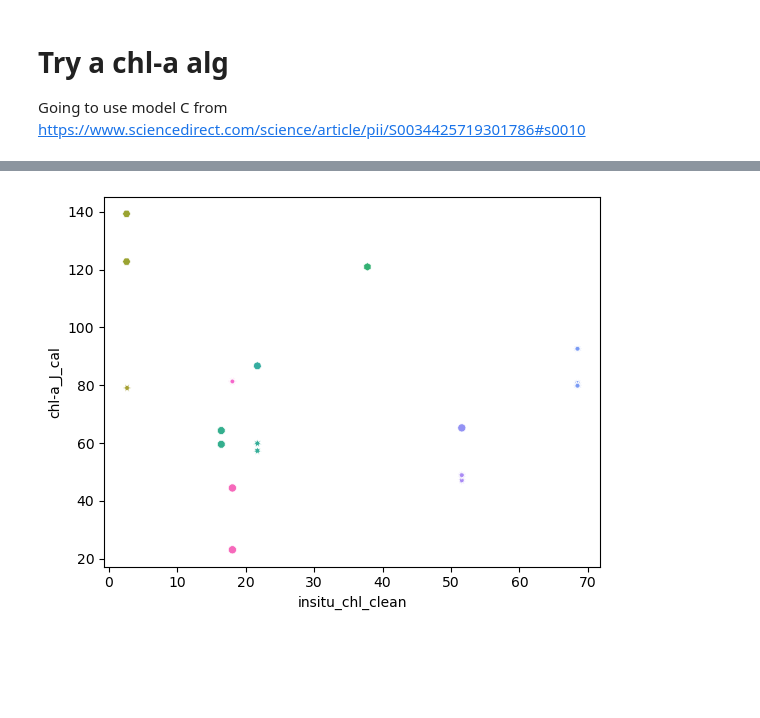
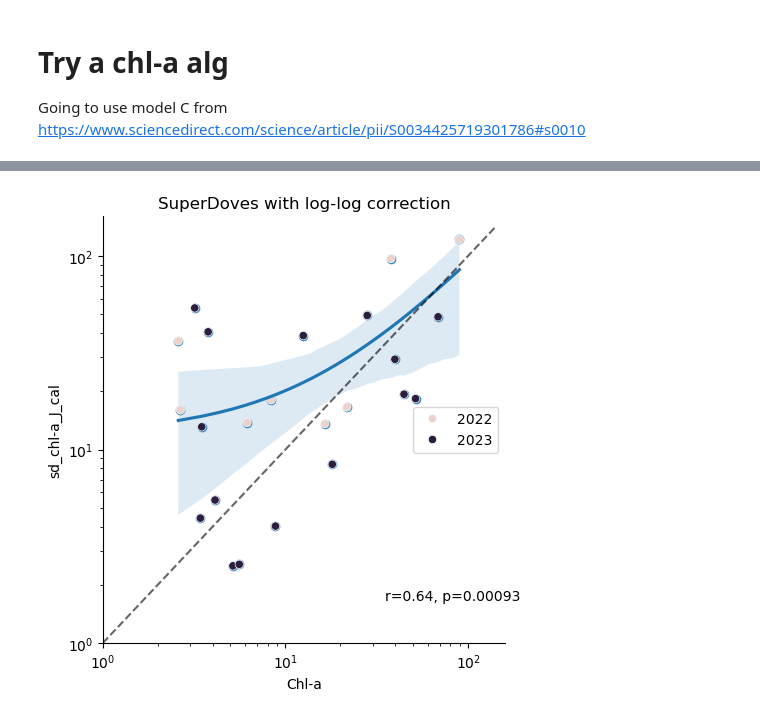
Before and after one commit to scmc72/DALEC_processing, a Jupyter notebook: SD_DALEC_2023.ipynb, the cells around one changed output, grey strips where cells are left out. Saved outputs shown, nothing was run; the diff lists cells and outputs as text; code cells hidden in the pictures; blank space fills up the shorter version.

```diff
--- a/SD_DALEC_2023.ipynb
+++ b/SD_DALEC_2023.ipynb
@@ -288 +403,3 @@ plt.tight_layout()
+# %%
+dalec_sd_alt['year'] = dalec_sd_alt.date.dt.year
 # %%
@@ -517,10 +847,17 @@ dalec_chla['insitu_date'] = selected_dates
 dalec_chla['insitu_date_diff'] = date_diffs
 # %%
 def clean_chla_dates(row):
-    if row['insitu_date_diff'] <= timedelta(1):
+    if row['insitu_date_diff'] <= timedelta(5):
         return row['insitu_chla']
     else:
         return np.nan
 
 sd_chla['insitu_chl_clean'] = sd_chla.apply(clean_chla_dates, axis=1)
 dalec_chla['insitu_chl_clean'] = dalec_chla.apply(clean_chla_dates, axis=1)
+# %%
+# get dalec data match ups with min difference between sample date and dalec date
+dalec_reduced = dalec_chla.loc[dalec_chla.groupby('insitu_date').insitu_date_diff.idxmin()]
+dalec_reduced = dalec_reduced[dalec_reduced.insitu_date_diff<'5d']
+#dalec_reduced = dalec_reduced[dalec_reduced.date.dt.year==2023]
+dalec_reduced['month'] = dalec_reduced.date.dt.month
+dalec_reduced['year'] = dalec_reduced.date.dt.year
@@ -526,0 +876,6 @@ dalec_chla['insitu_chl_clean'] = dalec_chla.apply(clean_chla_dates, axis=1)
+# %%
+insit_reduced = insitu_chl.loc[insitu_chl.groupby('sd_date').sd_date_diff.idxmin()]
+insit_reduced = insit_reduced[insit_reduced.sd_date_diff<'100d']
+insit_reduced #= sd_reduced[sd_reduced.date.dt.year==2023]
+insit_reduced['year'] = insit_reduced.Date.dt.year
+insit_reduced
@@ -527,23 +935,69 @@ dalec_chla['insitu_chl_clean'] = dalec_chla.apply(clean_chla_dates, axis=1)
 # %%
-g = sns.scatterplot(data=sd_chla, y='chl-a_J_cal', x='insitu_chl_clean',
-                    hue='date', style='date', legend=False)
+def annotate(data, x='insitu_chl_clean', y='chl-a_J_cal', order=1, plot=True, **kws):
+    res = sp.stats.linregress(data.dropna()[x]**order, data.dropna()[y])
+    ax = plt.gca()
+    ax.text(0.7, 0.1, 'r={:.2f}, p={:.2g}'.format(res.rvalue, res.pvalue),
+            transform=ax.transAxes)
+    if plot:
+        ax.plot([0.0001, 0.05],
+                [res.intercept + res.slope*0.0001, res.intercept + res.slope*0.05])
+
+g = sns.lmplot(data=insit_reduced, y='sd_chl-a_J_cal', x='Chl-a',
+               legend=False)
+sns.scatterplot(data=insit_reduced, y='sd_chl-a_J_cal', x='Chl-a',
+                hue='year',
+                #style='date',
+                legend=True)
+g.map_dataframe(annotate, x='Chl-a', y='sd_chl-a_J_cal', plot=False)
+
+plt.legend(loc='center right')
+plt.plot([1, 140],[1, 140], 'k--', alpha=0.6)
+plt.gca().set_title('SuperDoves with log-log correction')
+plt.yscale('log')
+plt.xscale('log')
+plt.ylim(1, 160)
+plt.xlim(1, 160)
+
 plt.show()
 
-sns.scatterplot(data=sd_chla, y='chl-a_J_cal', x='date',
-                    hue='date', style='date', legend=False)
+g = sns.lmplot(data=insit_reduced, y='sd_chl-a_J', x='Chl-a',
+               legend=False)
+sns.scatterplot(data=insit_reduced, y='sd_chl-a_J', x='Chl-a',
+                hue='year',
+                #style='date',
+                legend=True)
+g.map_dataframe(annotate, x='Chl-a', y='sd_chl-a_J', plot=False)
 
-def annotate(data, **kws):
-    res = sp.stats.linregress(data.dropna()['insitu_chl_clean'], data.dropna()['chl-a_J_cal'])
-    ax = plt.gca()
-    ax.text(0.05, 0.9, 'r={:.2f}, p={:.2g}'.format(res.rvalue, res.pvalue),
-            transform=ax.transAxes)
-    ax.plot([0.0001, 0.05],
-            [res.intercept + res.slope*0.0001, res.intercept + res.slope*0.05])
+plt.legend(loc='center right')
+plt.plot([1, 140],[1, 140], 'k--', alpha=0.6)
+plt.gca().set_title('SuperDoves (no correction, except acolite)')
+plt.yscale('log')
+plt.xscale('log')
+plt.ylim(1, 160)
+plt.xlim(1, 160)
+
+plt.show()
+
+g = sns.lmplot(data=insit_reduced, y='sd_chl-a_J', x='sd_chl-a_J_cal',
+               legend=False)
+plt.title('non-corrected vs log corrected SD chl-a')
+
+# sns.scatterplot(data=sd_chla, y='chl-a_J_cal', x='date',
+#                     hue='date', style='date', legend=False)
 
 
 #g.map_dataframe(annotate)
 
-g = sns.lmplot(data=dalec_chla, y='chl-a_J_cal', x='insitu_chl_clean', )#hue='insitu_date_diff')
-#g.map_dataframe(annotate)
+g = sns.lmplot(data=dalec_reduced, y='chl-a_J_cal', x='insitu_chla')
+sns.scatterplot(data=dalec_reduced, y='chl-a_J_cal', x='insitu_chla',
+                hue='year',
+                #hue='month',
+               )
+
+g.map_dataframe(annotate, x='insitu_chla')
+plt.plot([0, 120], [0, 120], 'k--', alpha=0.6)
+plt.legend()
+plt.gca().set_title('DALEC')
+plt.show()
 # %% [output]
-[figure, old version]
+[figure, new version]
```
Also changed, not shown: parts of 64 cells of this notebook, 19 other files.
